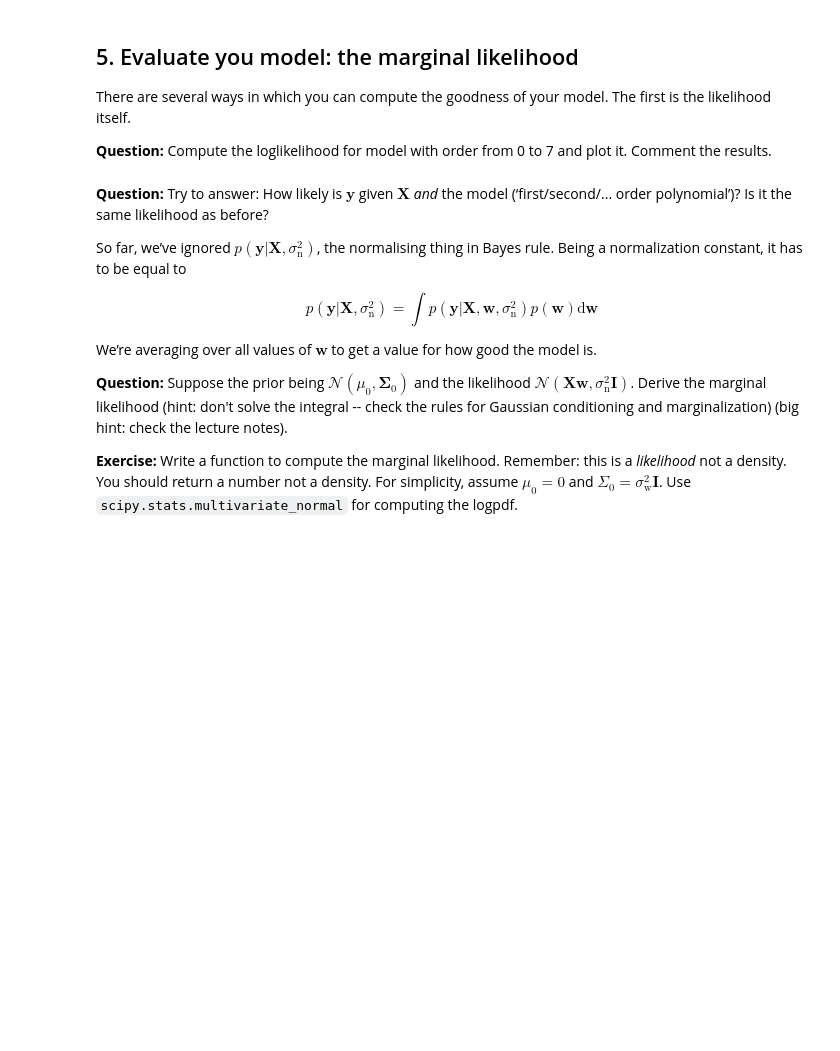
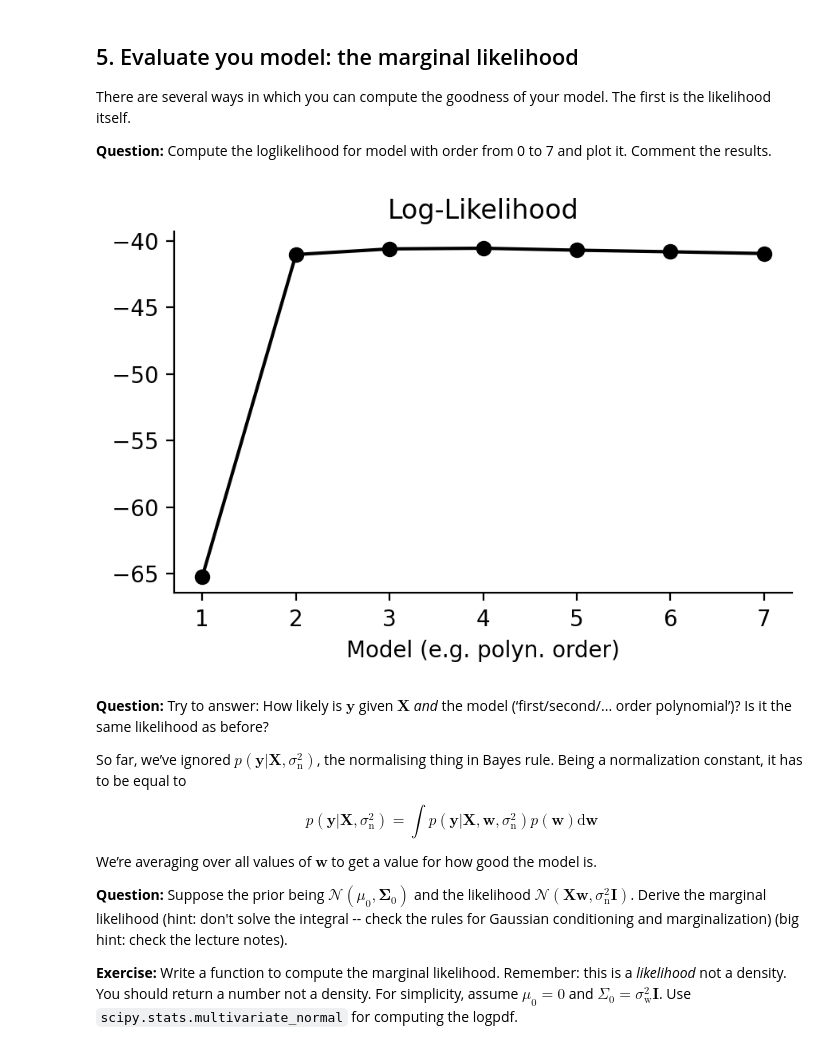
Before and after one commit to AndreaGhiglione/advanced-statistical-inference, a Jupyter notebook: lab_week1-public/Bayesian_Linear_Regression.ipynb, the cells around one changed output. Cells and saved outputs as stored; diff of their text form; code cells hidden in the pictures; blank space fills up the shorter version.

```diff
--- a/lab_week1-public/Bayesian_Linear_Regression.ipynb
+++ b/lab_week1-public/Bayesian_Linear_Regression.ipynb
@@ -97,7 +97,7 @@ You know that $y = 0.4$.
 Complete the following function `gaussian_loglik(...)`, then compute the (log)likelihood for this sample and show its position on the Gaussian density with a plot.
 # %%
 def gaussian_loglik(y, y_tilde, sn2):
-    return lognormal(y, y_tilde, sn2)
+    return np.sum(lognormal(y, y_tilde, sn2))
 
 
 def plot_gaussian(mu, var, plot_log=False, **kwargs):
@@ -409,20 +414,21 @@ There are several ways in which you can compute the goodness of your model. The
 # %%
 def evaluate_likelihood(x, y, K, sn2, sw2):
     y_mean, y_var, _ = bayesian_linear_regression(x, y, x, K, sn2, sw2)
-    # @@ COMPLETE @@ #
-    return
+    return gaussian_loglik(y, y_mean, y_var)
 
 
 Ks = np.arange(1, 8)
 mll = [evaluate_likelihood(x, y, K, sn2, sw2) for K in Ks]
 
 fig, ax = plt.subplots(figsize=[5, 3])
 ax.plot(Ks, mll, "-ok")
 ax.margins(0.05)
 ax.set_title("Log-Likelihood")
 ax.set_xlabel("Model (e.g. polyn. order)")
 
 plt.show()
+# %% [output]
+[figure, added]
 # %% [markdown]
 **Question:** Try to answer: How likely is $\mathbf{y}$ given $\mathbf{X}$ *and* the model (‘first/second/... order polynomial’)? Is it the same likelihood as before?
 
```
Also changed, not shown: parts of 8 cells of this notebook.
